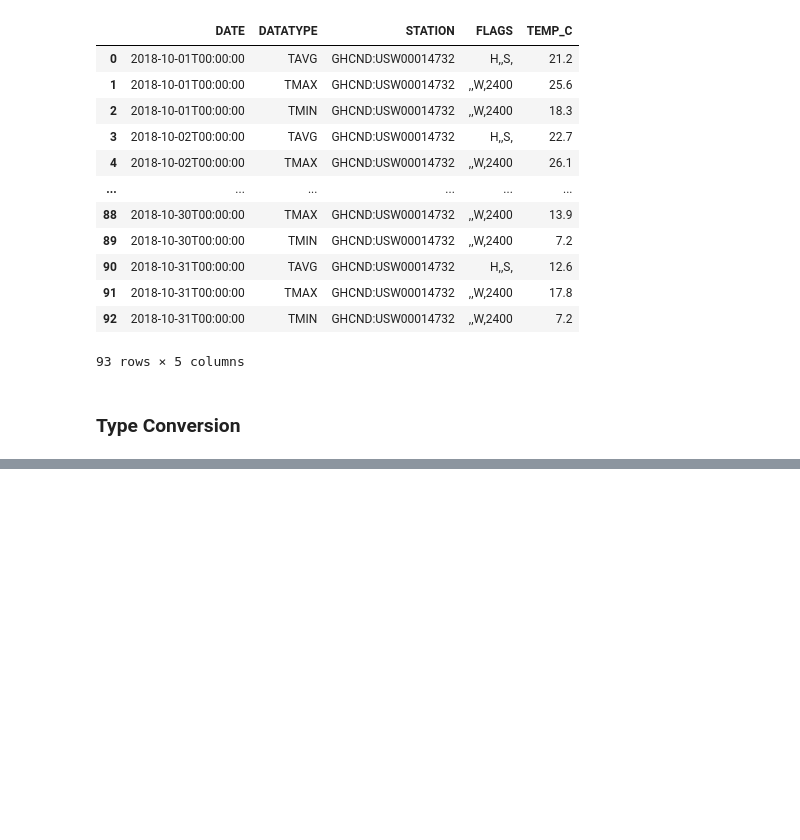
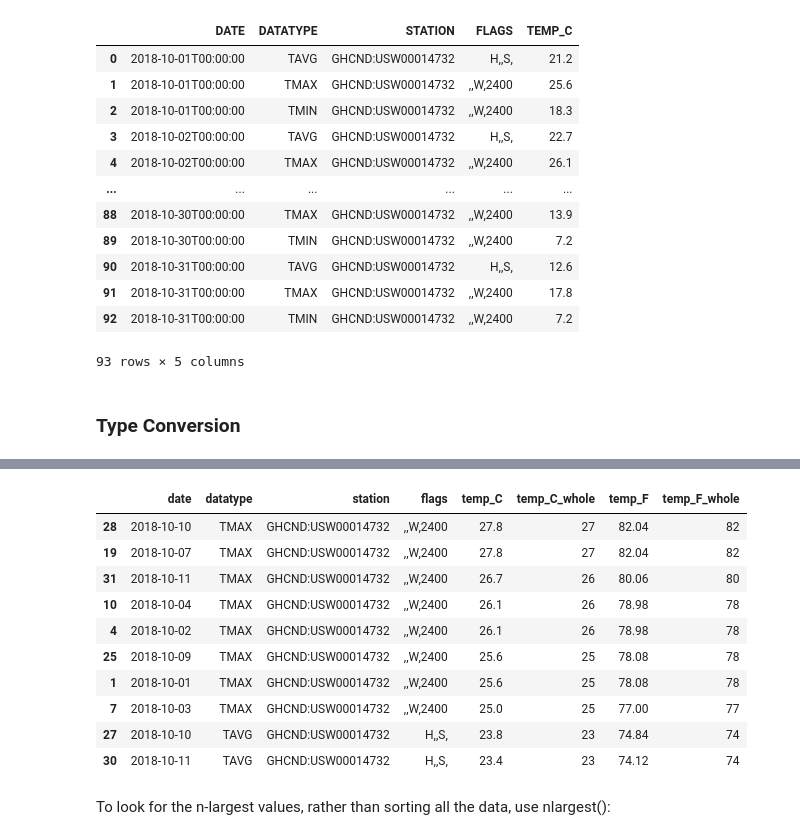
Before and after one commit to alohomora2024/PSMDSRC103, a Jupyter notebook: ACF_PSMDSRC103_Assignment_7.2.ipynb, the cells around one changed output, grey strips where cells are left out. Cells and saved outputs as stored; diff of their text form; code cells hidden in the pictures; blank space fills up the shorter version.

```diff
--- a/ACF_PSMDSRC103_Assignment_7.2.ipynb
+++ b/ACF_PSMDSRC103_Assignment_7.2.ipynb
@@ -93,0 +304,16 @@ display(df)
+# %%
+df.sort_values(by=['temp_C', 'date'], ascending=False).head(10)
+# %% [output]
+|  | date | datatype | station | flags | temp_C | temp_C_whole | temp_F | temp_F_whole |
+| 28 | 2018-10-10 | TMAX | GHCND:USW00014732 | ,,W,2400 | 27.8 | 27 | 82.04 | 82 |
+| 19 | 2018-10-07 | TMAX | GHCND:USW00014732 | ,,W,2400 | 27.8 | 27 | 82.04 | 82 |
+| 31 | 2018-10-11 | TMAX | GHCND:USW00014732 | ,,W,2400 | 26.7 | 26 | 80.06 | 80 |
+| 10 | 2018-10-04 | TMAX | GHCND:USW00014732 | ,,W,2400 | 26.1 | 26 | 78.98 | 78 |
+| 4 | 2018-10-02 | TMAX | GHCND:USW00014732 | ,,W,2400 | 26.1 | 26 | 78.98 | 78 |
+| 25 | 2018-10-09 | TMAX | GHCND:USW00014732 | ,,W,2400 | 25.6 | 25 | 78.08 | 78 |
+| 1 | 2018-10-01 | TMAX | GHCND:USW00014732 | ,,W,2400 | 25.6 | 25 | 78.08 | 78 |
+| 7 | 2018-10-03 | TMAX | GHCND:USW00014732 | ,,W,2400 | 25.0 | 25 | 77.00 | 77 |
+| 27 | 2018-10-10 | TAVG | GHCND:USW00014732 | H,,S, | 23.8 | 23 | 74.84 | 74 |
+| 30 | 2018-10-11 | TAVG | GHCND:USW00014732 | H,,S, | 23.4 | 23 | 74.12 | 74 |
+# %% [markdown]
+To look for the n-largest values, rather than sorting all the data, use nlargest():
```
Also changed, not shown: parts of 59 cells of this notebook.
